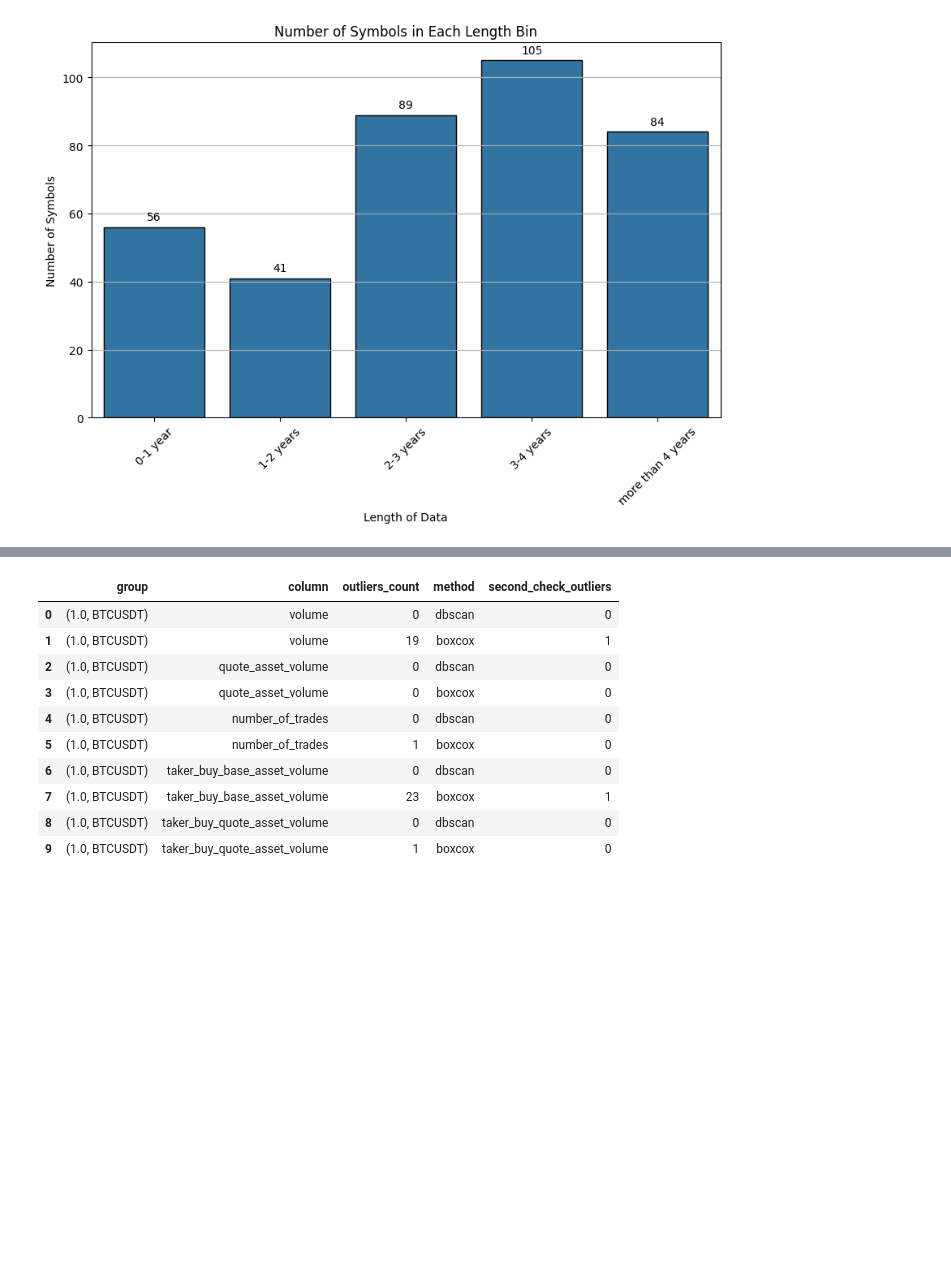
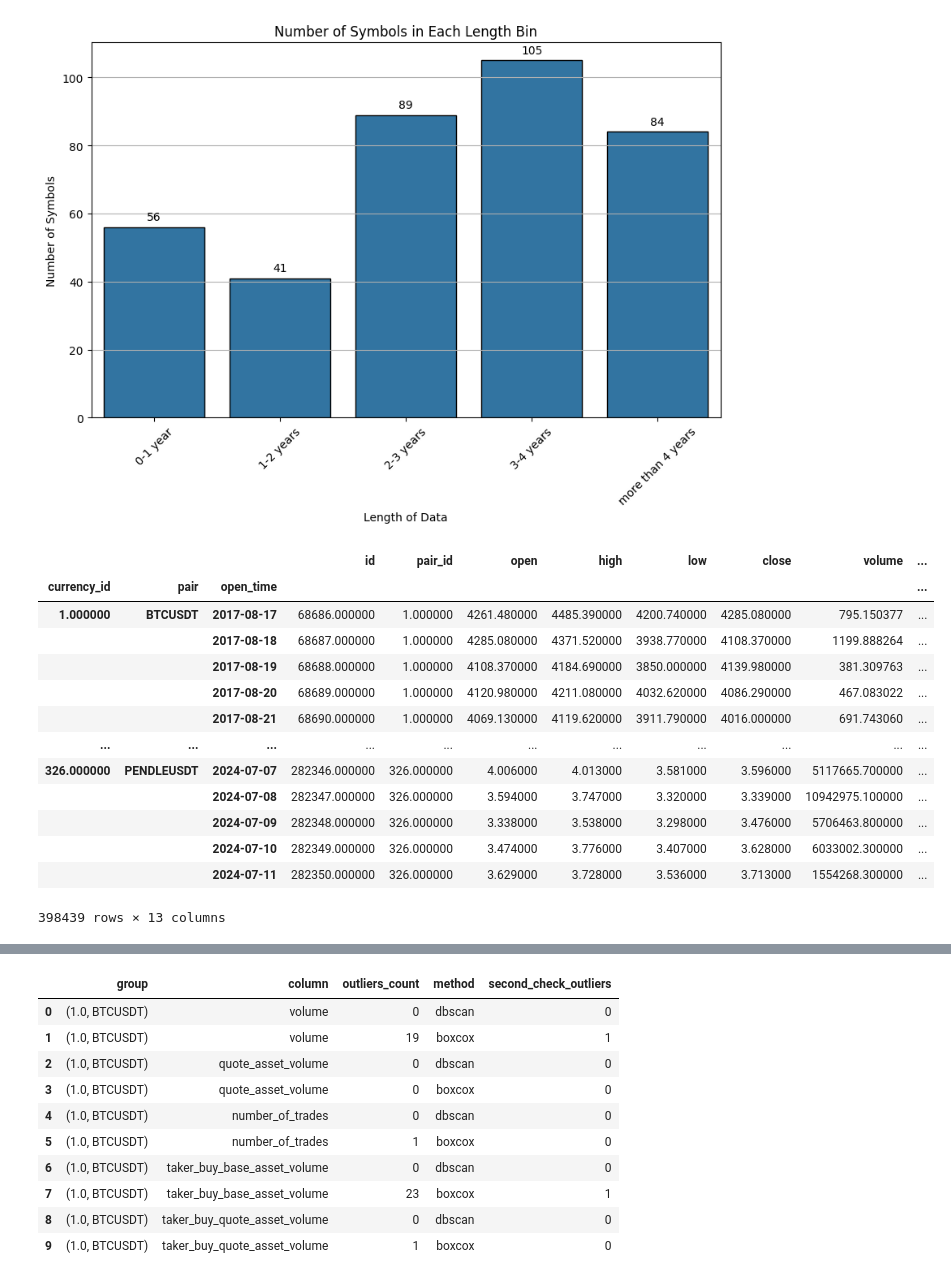
Before and after one commit to Daat1313/sma_interecation, a Jupyter notebook: Modified SMA.ipynb, the cells around one changed output, grey strips where cells are left out. Drawn from its saved outputs; the diff is of its cells as text; code cells hidden in the pictures; blank space fills up the shorter version.

```diff
--- a/Modified SMA.ipynb
+++ b/Modified SMA.ipynb
@@ -260 +376,18 @@ def calculate_return(data):
+# %%
+filtered_df_with_returns
+# %% [output]
+|  |  |  | id | pair_id | open | high | low | close | volume | ... |
+| currency_id | pair | open_time |  |  |  |  |  |  |  | ... |
+| 1.000000 | BTCUSDT | 2017-08-17 | 68686.000000 | 1.000000 | 4261.480000 | 4485.390000 | 4200.740000 | 4285.080000 | 795.150377 | ... |
+|  |  | 2017-08-18 | 68687.000000 | 1.000000 | 4285.080000 | 4371.520000 | 3938.770000 | 4108.370000 | 1199.888264 | ... |
+|  |  | 2017-08-19 | 68688.000000 | 1.000000 | 4108.370000 | 4184.690000 | 3850.000000 | 4139.980000 | 381.309763 | ... |
+|  |  | 2017-08-20 | 68689.000000 | 1.000000 | 4120.980000 | 4211.080000 | 4032.620000 | 4086.290000 | 467.083022 | ... |
+|  |  | 2017-08-21 | 68690.000000 | 1.000000 | 4069.130000 | 4119.620000 | 3911.790000 | 4016.000000 | 691.743060 | ... |
+| ... | ... | ... | ... | ... | ... | ... | ... | ... | ... | ... |
+| 326.000000 | PENDLEUSDT | 2024-07-07 | 282346.000000 | 326.000000 | 4.006000 | 4.013000 | 3.581000 | 3.596000 | 5117665.700000 | ... |
+|  |  | 2024-07-08 | 282347.000000 | 326.000000 | 3.594000 | 3.747000 | 3.320000 | 3.339000 | 10942975.100000 | ... |
+|  |  | 2024-07-09 | 282348.000000 | 326.000000 | 3.338000 | 3.538000 | 3.298000 | 3.476000 | 5706463.800000 | ... |
+|  |  | 2024-07-10 | 282349.000000 | 326.000000 | 3.474000 | 3.776000 | 3.407000 | 3.628000 | 6033002.300000 | ... |
+|  |  | 2024-07-11 | 282350.000000 | 326.000000 | 3.629000 | 3.728000 | 3.536000 | 3.713000 | 1554268.300000 | ... |
+398439 rows × 13 columns
 # %%
```
Also changed, not shown: parts of 18 cells of this notebook.
